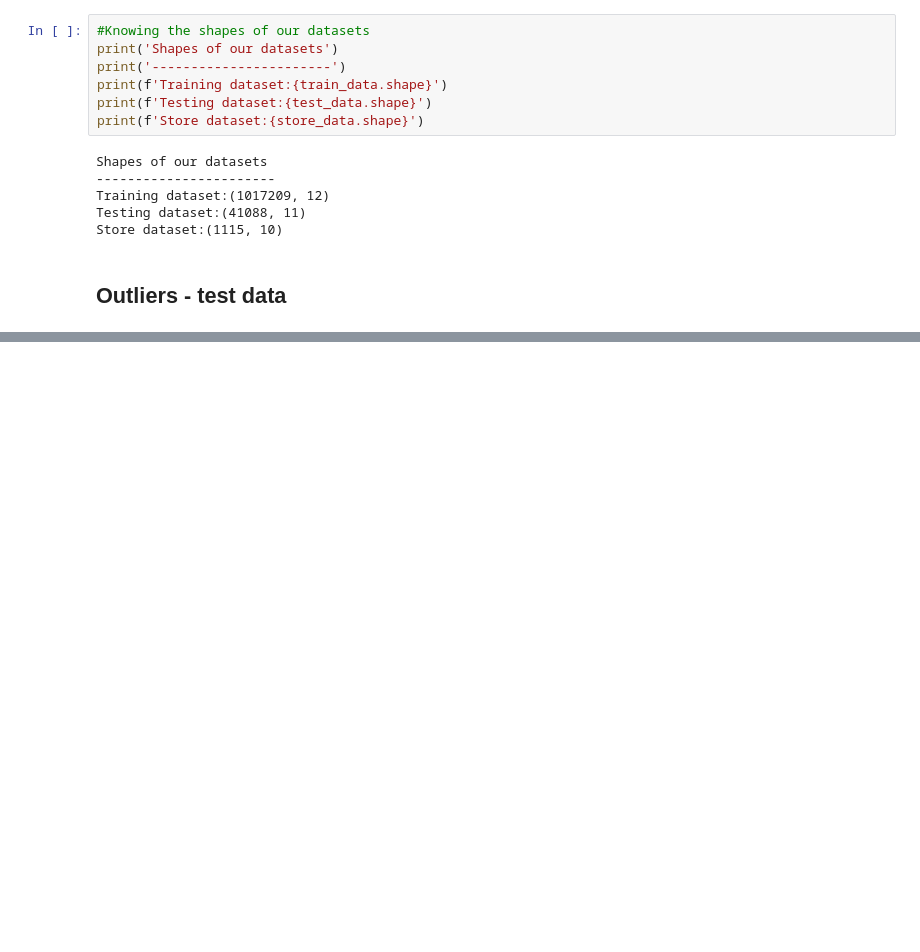
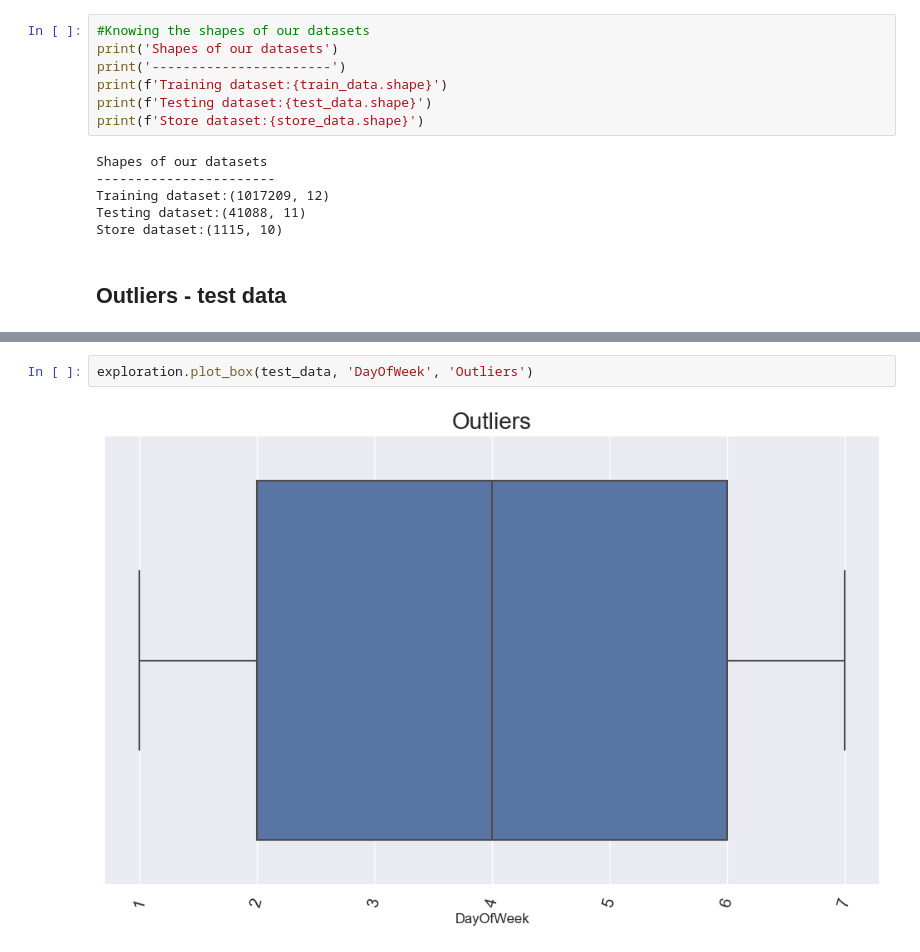
Before and after one commit to HenokD11/SalesPrediction, a Jupyter notebook: notebooks/preprocessing.ipynb, the cells around one changed output, grey strips where cells are left out. Cells and saved outputs as stored; diff of their text form; blank space fills up the shorter version.

```diff
--- a/notebooks/preprocessing.ipynb
+++ b/notebooks/preprocessing.ipynb
@@ -313,0 +319,4 @@ Store dataset:(1115, 10)
+# %%
+exploration.plot_box(test_data, 'DayOfWeek', 'Outliers')
+# %% [output]
+[figure, added]
```
Also changed, not shown: parts of 6 cells of this notebook.
